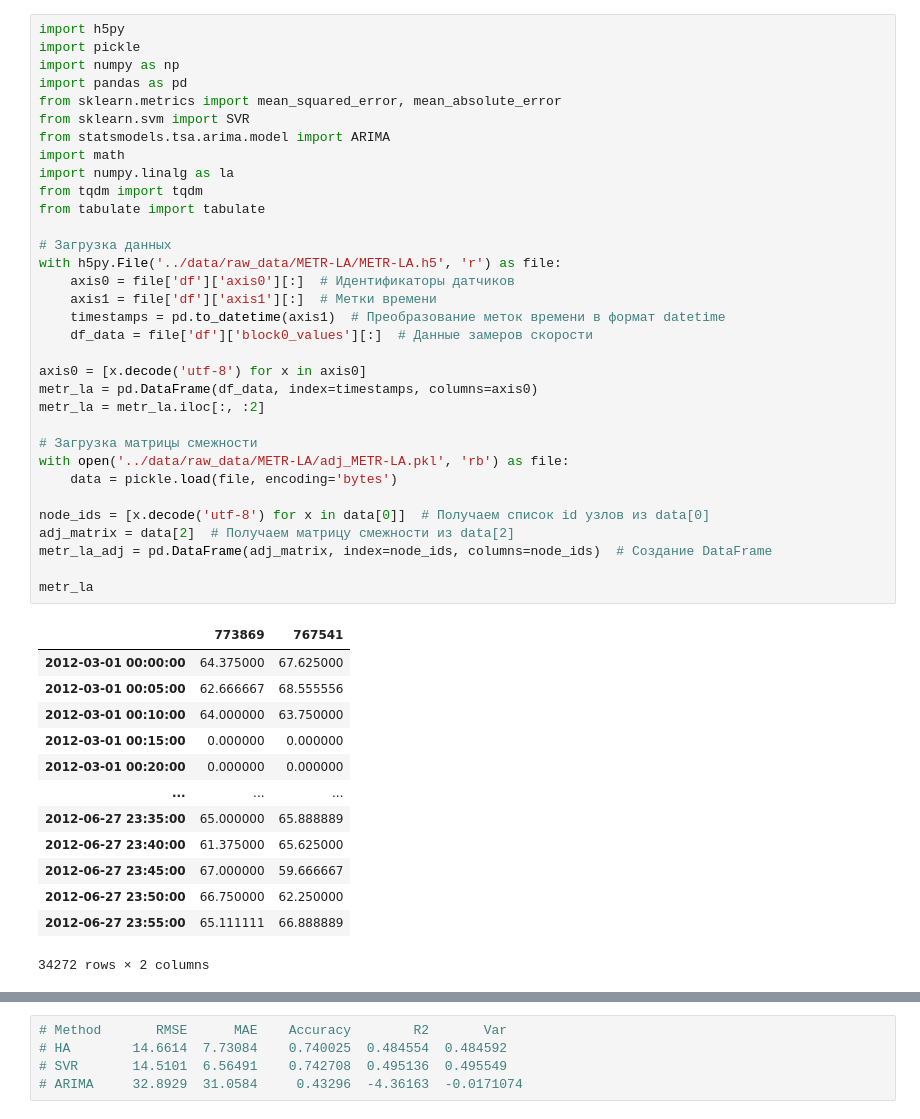
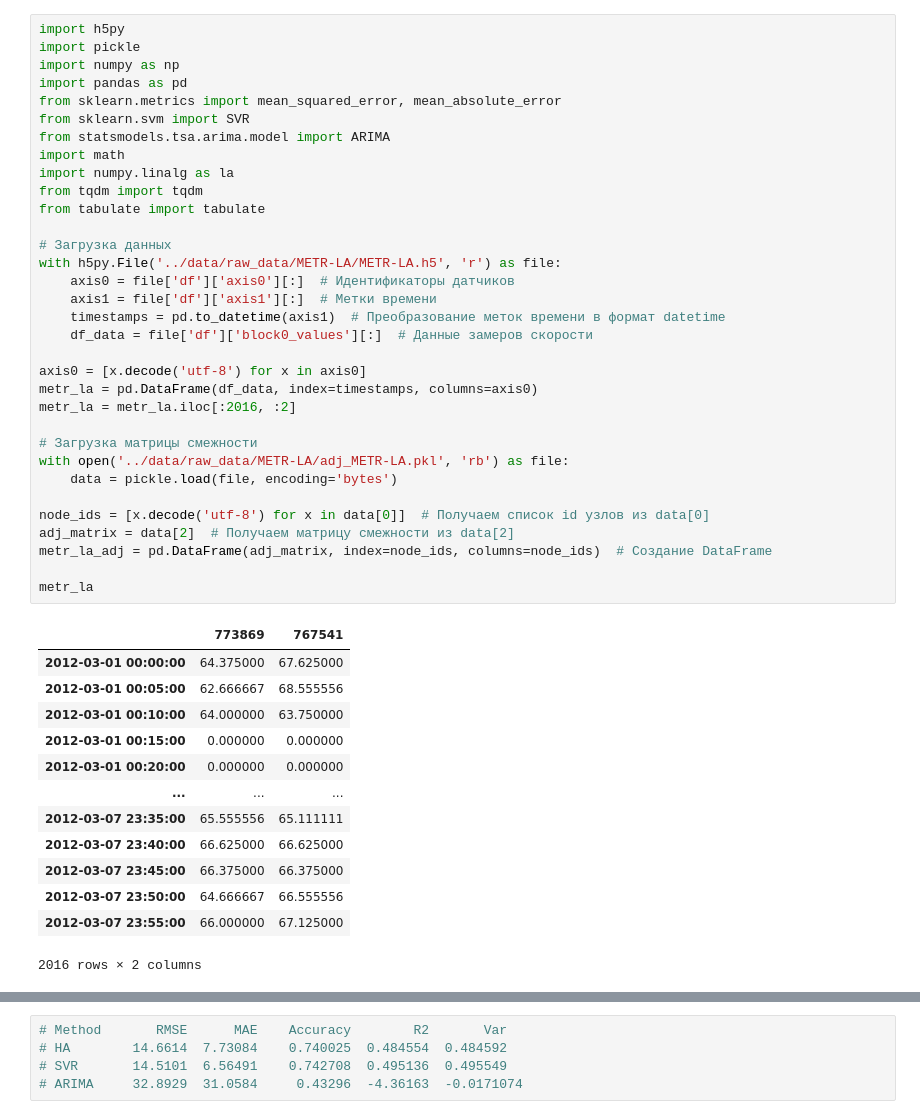
Before and after one commit to romanroff/ITMO_subjects, a Jupyter notebook: NIR/main_main/base lines.ipynb, the cells around one changed output, grey strips where cells are left out. Cells and saved outputs as stored; diff of their text form.

```diff
--- a/NIR/main_main/base lines.ipynb
+++ b/NIR/main_main/base lines.ipynb
@@ -11,40 +11,40 @@ import numpy.linalg as la
 from tqdm import tqdm
 from tabulate import tabulate
 
 # Загрузка данных
 with h5py.File('../data/raw_data/METR-LA/METR-LA.h5', 'r') as file:
     axis0 = file['df']['axis0'][:]  # Идентификаторы датчиков
     axis1 = file['df']['axis1'][:]  # Метки времени
     timestamps = pd.to_datetime(axis1)  # Преобразование меток времени в формат datetime
     df_data = file['df']['block0_values'][:]  # Данные замеров скорости
 
 axis0 = [x.decode('utf-8') for x in axis0]
 metr_la = pd.DataFrame(df_data, index=timestamps, columns=axis0)
-metr_la = metr_la.iloc[:, :2]
+metr_la = metr_la.iloc[:2016, :2]
 
 # Загрузка матрицы смежности
 with open('../data/raw_data/METR-LA/adj_METR-LA.pkl', 'rb') as file:
     data = pickle.load(file, encoding='bytes')
 
 node_ids = [x.decode('utf-8') for x in data[0]]  # Получаем список id узлов из data[0]
 adj_matrix = data[2]  # Получаем матрицу смежности из data[2]
 metr_la_adj = pd.DataFrame(adj_matrix, index=node_ids, columns=node_ids)  # Создание DataFrame
 
 metr_la
 # %% [output]
 |  | 773869 | 767541 |
 | 2012-03-01 00:00:00 | 64.375000 | 67.625000 |
 | 2012-03-01 00:05:00 | 62.666667 | 68.555556 |
 | 2012-03-01 00:10:00 | 64.000000 | 63.750000 |
 | 2012-03-01 00:15:00 | 0.000000 | 0.000000 |
 | 2012-03-01 00:20:00 | 0.000000 | 0.000000 |
 | ... | ... | ... |
-| 2012-06-27 23:35:00 | 65.000000 | 65.888889 |
-| 2012-06-27 23:40:00 | 61.375000 | 65.625000 |
-| 2012-06-27 23:45:00 | 67.000000 | 59.666667 |
-| 2012-06-27 23:50:00 | 66.750000 | 62.250000 |
-| 2012-06-27 23:55:00 | 65.111111 | 66.888889 |
+| 2012-03-07 23:35:00 | 65.555556 | 65.111111 |
+| 2012-03-07 23:40:00 | 66.625000 | 66.625000 |
+| 2012-03-07 23:45:00 | 66.375000 | 66.375000 |
+| 2012-03-07 23:50:00 | 64.666667 | 66.555556 |
+| 2012-03-07 23:55:00 | 66.000000 | 67.125000 |
-34272 rows × 2 columns
+2016 rows × 2 columns
 # %%
 import h5py
 import pickle
```
Also changed, not shown: parts of 1 cell of this notebook, 3 other files.
